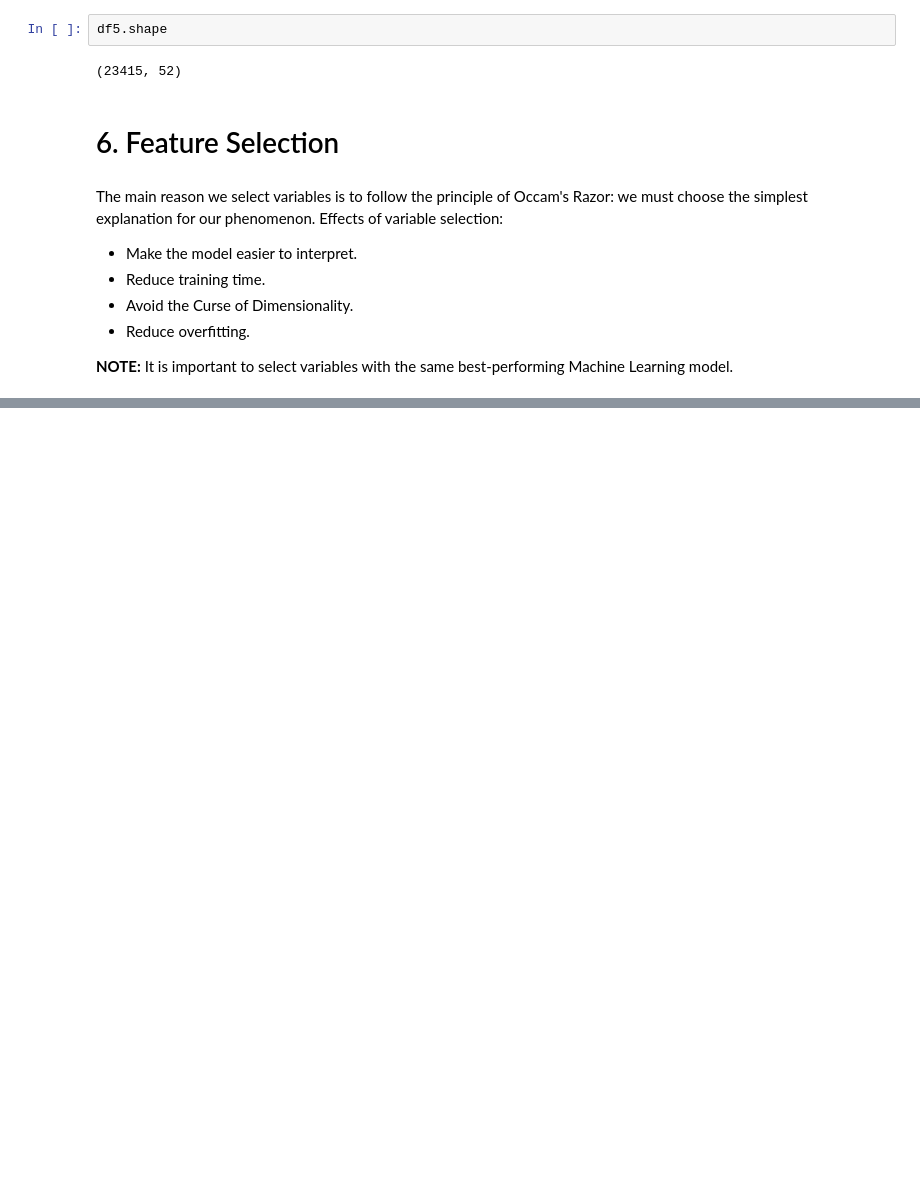
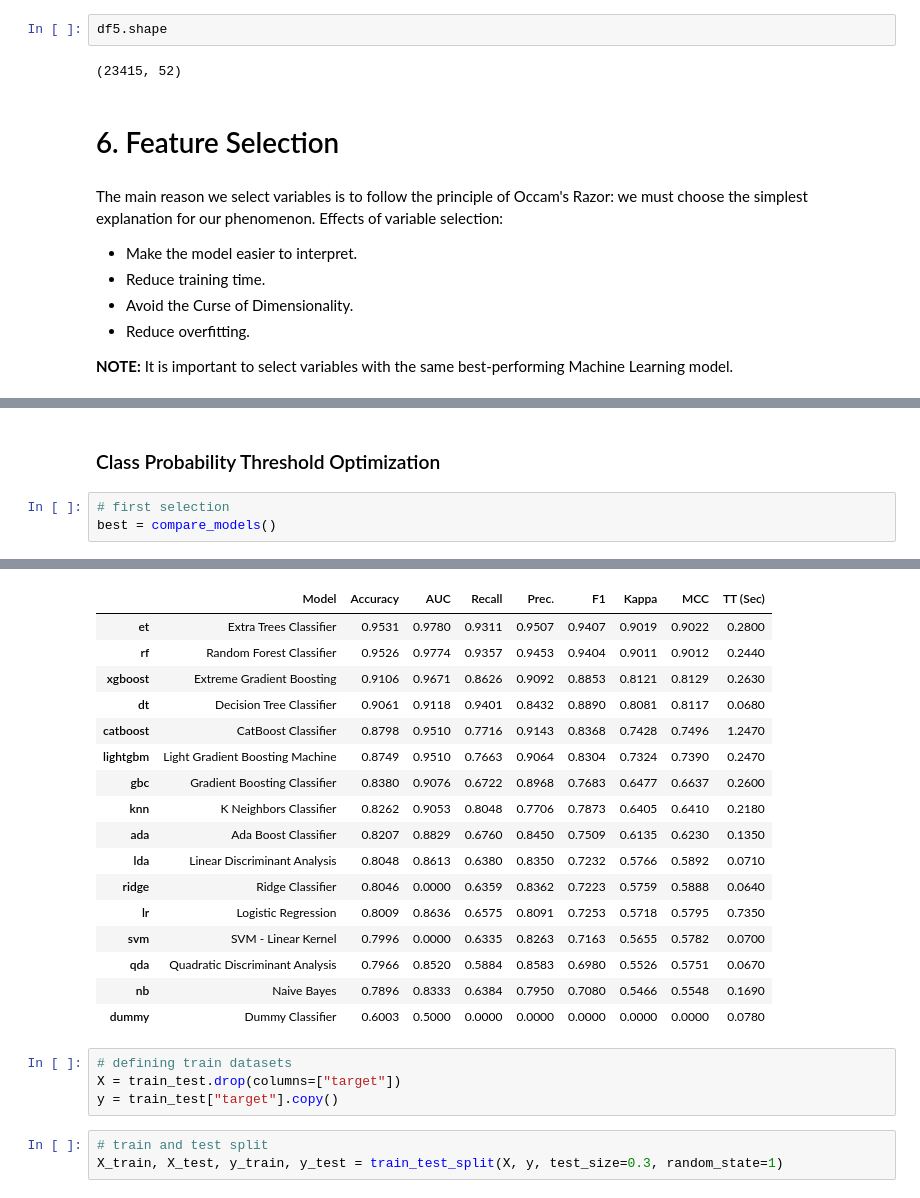
Before and after one commit to lucasquemelli/credit_risk_assessment, a Jupyter notebook: credit_risk_assessment.ipynb, the cells around one changed output, grey strips where cells are left out. Cells and saved outputs as stored; diff of their text form; blank space fills up the shorter version.

```diff
--- a/credit_risk_assessment.ipynb
+++ b/credit_risk_assessment.ipynb
@@ -2132,0 +2336,6 @@ The main reason we select variables is to follow the principle of Occam's Razor:
+# %% [markdown]
+### Class Probability Threshold Optimization
+# %%
+# first selection
+best = compare_models()
+# %% [output]
@@ -2132,0 +2343,24 @@ The main reason we select variables is to follow the principle of Occam's Razor:
+|  | Model | Accuracy | AUC | Recall | Prec. | F1 | Kappa | MCC | TT (Sec) |
+| et | Extra Trees Classifier | 0.9531 | 0.9780 | 0.9311 | 0.9507 | 0.9407 | 0.9019 | 0.9022 | 0.2800 |
+| rf | Random Forest Classifier | 0.9526 | 0.9774 | 0.9357 | 0.9453 | 0.9404 | 0.9011 | 0.9012 | 0.2440 |
+| xgboost | Extreme Gradient Boosting | 0.9106 | 0.9671 | 0.8626 | 0.9092 | 0.8853 | 0.8121 | 0.8129 | 0.2630 |
+| dt | Decision Tree Classifier | 0.9061 | 0.9118 | 0.9401 | 0.8432 | 0.8890 | 0.8081 | 0.8117 | 0.0680 |
+| catboost | CatBoost Classifier | 0.8798 | 0.9510 | 0.7716 | 0.9143 | 0.8368 | 0.7428 | 0.7496 | 1.2470 |
+| lightgbm | Light Gradient Boosting Machine | 0.8749 | 0.9510 | 0.7663 | 0.9064 | 0.8304 | 0.7324 | 0.7390 | 0.2470 |
+| gbc | Gradient Boosting Classifier | 0.8380 | 0.9076 | 0.6722 | 0.8968 | 0.7683 | 0.6477 | 0.6637 | 0.2600 |
+| knn | K Neighbors Classifier | 0.8262 | 0.9053 | 0.8048 | 0.7706 | 0.7873 | 0.6405 | 0.6410 | 0.2180 |
+| ada | Ada Boost Classifier | 0.8207 | 0.8829 | 0.6760 | 0.8450 | 0.7509 | 0.6135 | 0.6230 | 0.1350 |
+| lda | Linear Discriminant Analysis | 0.8048 | 0.8613 | 0.6380 | 0.8350 | 0.7232 | 0.5766 | 0.5892 | 0.0710 |
+| ridge | Ridge Classifier | 0.8046 | 0.0000 | 0.6359 | 0.8362 | 0.7223 | 0.5759 | 0.5888 | 0.0640 |
+| lr | Logistic Regression | 0.8009 | 0.8636 | 0.6575 | 0.8091 | 0.7253 | 0.5718 | 0.5795 | 0.7350 |
+| svm | SVM - Linear Kernel | 0.7996 | 0.0000 | 0.6335 | 0.8263 | 0.7163 | 0.5655 | 0.5782 | 0.0700 |
+| qda | Quadratic Discriminant Analysis | 0.7966 | 0.8520 | 0.5884 | 0.8583 | 0.6980 | 0.5526 | 0.5751 | 0.0670 |
+| nb | Naive Bayes | 0.7896 | 0.8333 | 0.6384 | 0.7950 | 0.7080 | 0.5466 | 0.5548 | 0.1690 |
+| dummy | Dummy Classifier | 0.6003 | 0.5000 | 0.0000 | 0.0000 | 0.0000 | 0.0000 | 0.0000 | 0.0780 |
+# %%
+# defining train datasets
+X = train_test.drop(columns=["target"])
+y = train_test["target"].copy()
+# %%
+# train and test split
+X_train, X_test, y_train, y_test = train_test_split(X, y, test_size=0.3, random_state=1)
```
Also changed, not shown: parts of 31 cells of this notebook.
